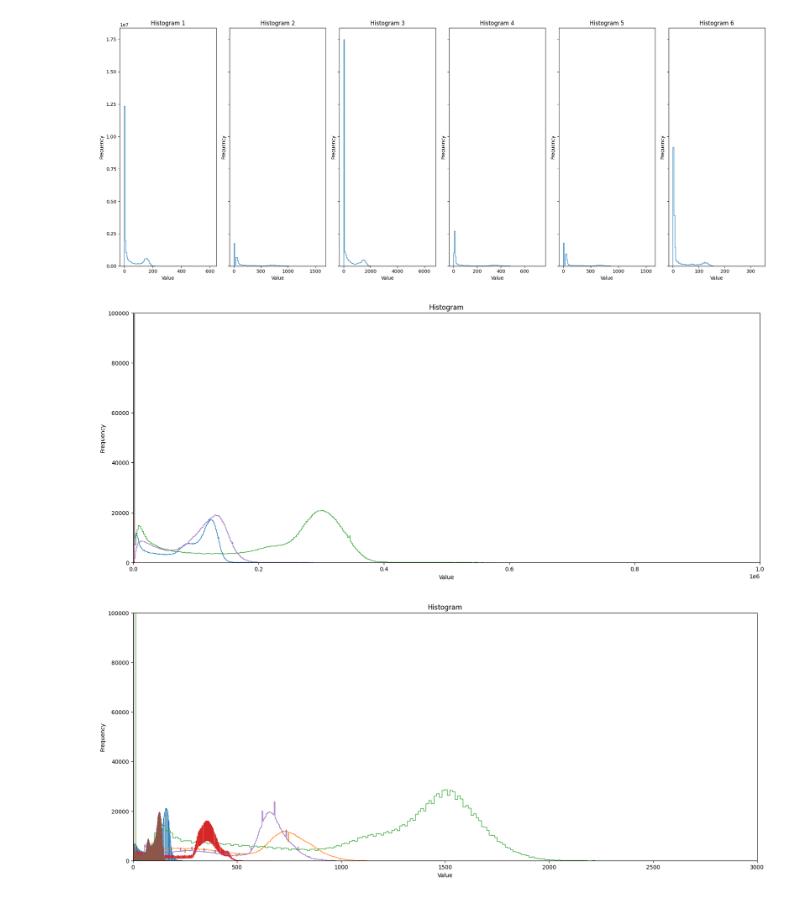
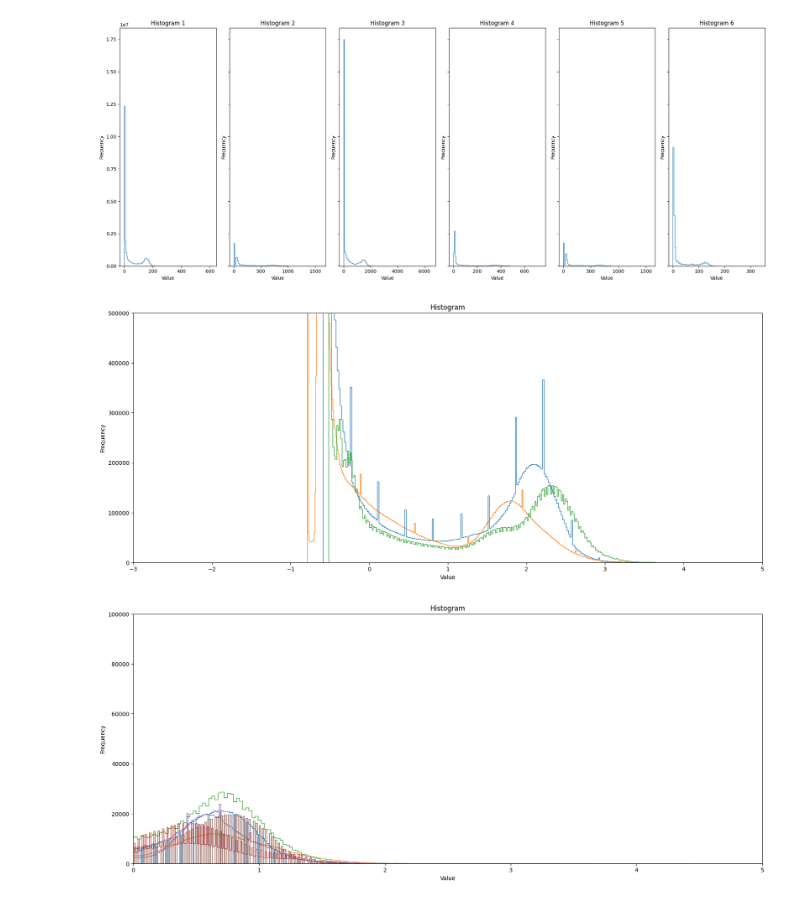
Before and after one commit to drci-foch/ETIS-Image, a Jupyter notebook: algo/preprocessing/Image_Normalization.ipynb, the cells around one changed output. Drawn from its saved outputs; the diff is of its cells as text; code cells hidden in the pictures.

```diff
--- a/algo/preprocessing/Image_Normalization.ipynb
+++ b/algo/preprocessing/Image_Normalization.ipynb
@@ -5,0 +78,7 @@ import os
+# %%
+def strip_word(word, name):
+    return name.replace(word, "")
+# %%
+base_dir = "D:\\data_ETIS_781\\IntensityNormalized_Images\\SWI"
+for file in os.listdir(base_dir):
+    os.rename(os.path.join(base_dir, file), os.path.join(base_dir, strip_word("_Normalized", file)))
@@ -22,5 +105,5 @@ def compute_img_histograms (source_path, histogram_bins, files_to_process=None):
 
     return histogram_list
 # %%
-hist_list = compute_img_histograms("D:\\pythonscripts_ETIS\\SkullStripping_Check\\SkullStripped_SWI_zscore_saturated", 500, 6)
+hist_list = compute_img_histograms("D:\\data_ETIS_781\\IntensityNormalized_Images\\SWI", 500)
 # %%
@@ -49,20 +132,20 @@ plt.show()
 # %%
 fig, ax = plt.subplots(figsize=(20, 8))
 
 for i, hist_data in enumerate(hist_list):
     counts, bins = hist_data
 
     plt.hist(bins[:-1], bins, weights=counts, histtype="step")
 
 ax.set_title('Histogram')
 ax.set_xlabel('Value')
-ax.set_xlim(0,1000000)
+ax.set_xlim(-3,5)
 ax.set_ylabel('Frequency')
-ax.set_ylim(0,100000)
+ax.set_ylim(0,500000)
 
 plt.show()
 # %% [output]
-[figure, old version]
+[figure, new version]
 # %%
 fig, ax = plt.subplots(figsize=(20, 8))
 
@@ -73,12 +156,12 @@ for i, hist_data in enumerate(hist_list_norm):
 
 ax.set_title('Histogram')
 ax.set_xlabel('Value')
-ax.set_xlim(0,3000)
+ax.set_xlim(0,5)
 ax.set_ylabel('Frequency')
 ax.set_ylim(0,100000)
 plt.show()
 # %% [output]
-[figure, old version]
+[figure, new version]
 # %%
 swi_nii_img = nib.load("D:\\pythonscripts_ETIS\\SkullStripping_Check\\SWI_Resized\\2018-104_02-10241-D0MR_701_SWIp_50s_.nii.gz")
 swi_nii_data = swi_nii_img.get_fdata()
```
Also changed, not shown: parts of 9 cells of this notebook.
